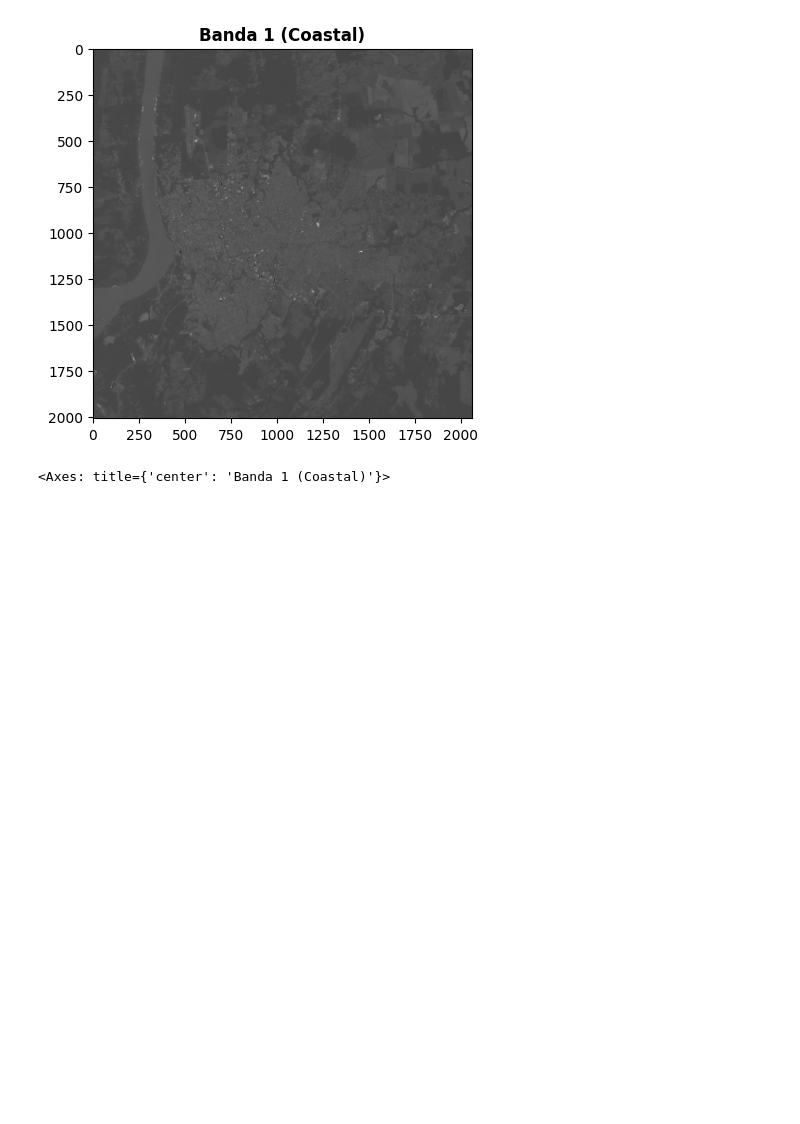
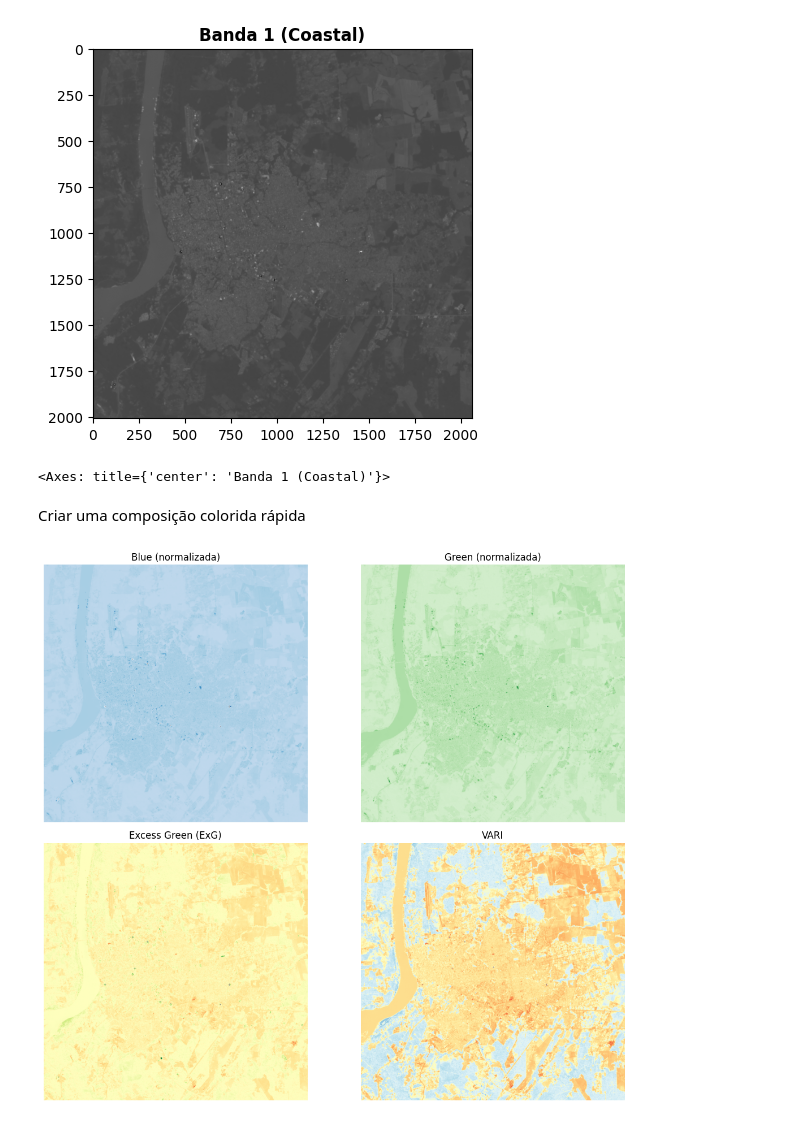
Before and after one commit to jackvadderr/pesquisa, a Jupyter notebook: main.ipynb, the cells around one changed output. Saved outputs shown, nothing was run; the diff lists cells and outputs as text; code cells hidden in the pictures; blank space fills up the shorter version.

```diff
--- a/main.ipynb
+++ b/main.ipynb
@@ -22,3 +24,58 @@ show(ds.read(1), cmap="gray", title="Banda 1 (Coastal)")
 # %% [output]
 [figure]
 <Axes: title={'center': 'Banda 1 (Coastal)'}>
+# %% [markdown]
+Criar uma composição colorida rápida
+# %%
+with rasterio.open(path) as ds:
+    # Lembre de converter para float32 para evitar overflow
+    b2 = ds.read(1).astype("float32")  # Blue
+    b3 = ds.read(2).astype("float32")  # Green
+    b4 = ds.read(3).astype("float32")  # Red
+
+# --- 2) Converter DN → Surface Reflectance ---
+# Para L2 SR do Landsat, normalmente:
+#   reflectance = DN * 0.0000275 + (-0.2)
+# Ajuste esses valores se seu metadata apontar outros fatores!
+scale = 0.0000275
+offset = -0.2
+
+b2 = b2 * scale + offset
+b3 = b3 * scale + offset
+b4 = b4 * scale + offset
+
+# --- 3) Normalizar [0,1] para cada banda ---
+def normalize(arr):
+    arr_min, arr_max = np.nanmin(arr), np.nanmax(arr)
+    return (arr - arr_min) / (arr_max - arr_min)
+
+nb2 = normalize(b2)
+nb3 = normalize(b3)
+nb4 = normalize(b4)
+
+# --- 4) Calcular índices visuais ---
+# 4.1 Excess Green (ExG) = 2*G - R - B
+exg = 2 * nb3 - nb4 - nb2
+
+# 4.2 VARI = (G - R) / (G + R - B)
+vari = (nb3 - nb4) / (nb3 + nb4 - nb2 + 1e-6)  # evita divisão por zero
+
+# --- 5) Visualizar resultados ---
+fig, axs = plt.subplots(2, 2, figsize=(12, 10))
+axs = axs.ravel()
+
+axs[0].imshow(nb2, cmap="Blues")
+axs[0].set_title("Blue (normalizada)")
+axs[1].imshow(nb3, cmap="Greens")
+axs[1].set_title("Green (normalizada)")
+axs[2].imshow(exg, cmap="RdYlGn")
+axs[2].set_title("Excess Green (ExG)")
+axs[3].imshow(vari, cmap="RdYlBu")
+axs[3].set_title("VARI")
+
+for ax in axs:
+    ax.axis("off")
+plt.tight_layout()
+plt.show()
+# %% [output]
+[figure, added]
```
Also changed, not shown: parts of 2 cells of this notebook, 1 other file.
